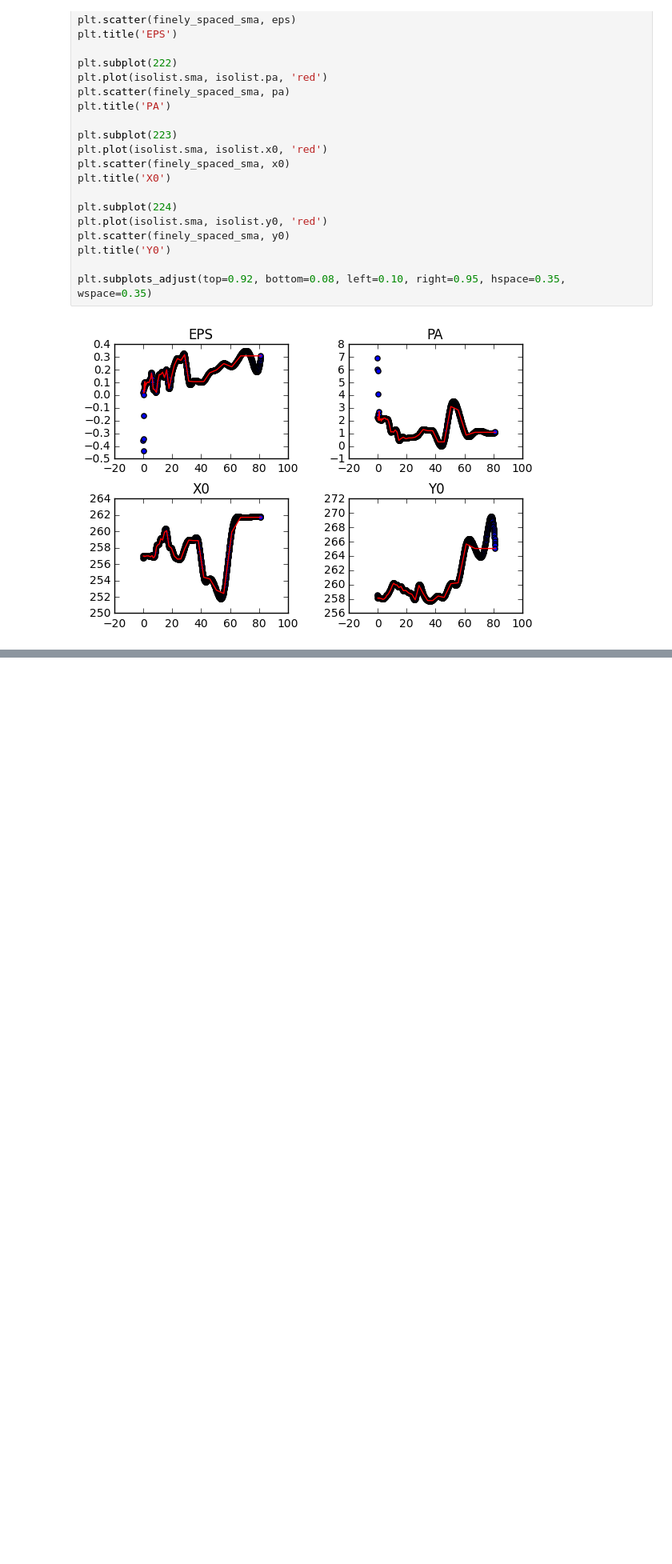
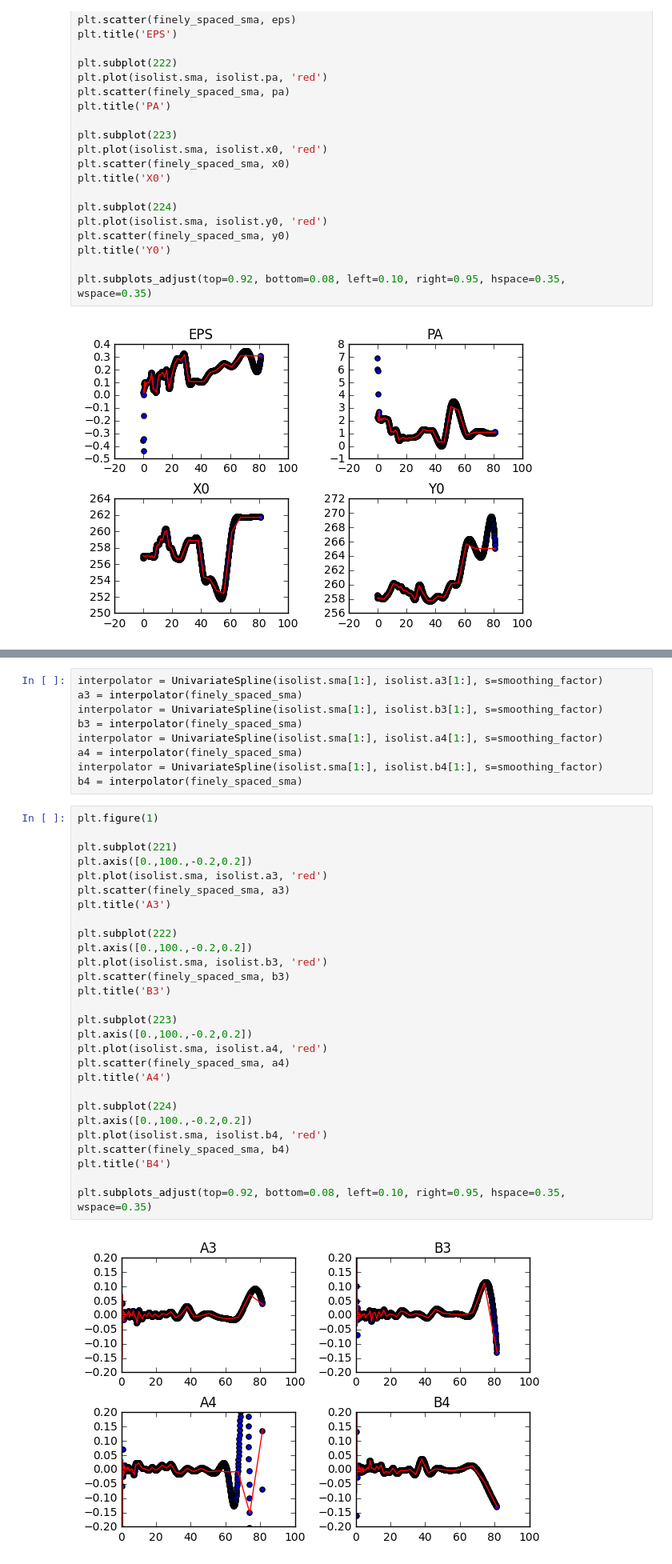
Before and after one commit to ibusko/isophote, a Jupyter notebook: docs/notebooks/development_model.ipynb, the cells around one changed output, grey strips where cells are left out. Shown at 80% size. Saved outputs shown, nothing was run; the diff lists cells and outputs as text; blank space fills up the shorter version.

```diff
--- a/docs/notebooks/development_model.ipynb
+++ b/docs/notebooks/development_model.ipynb
@@ -92,0 +103,39 @@ plt.subplots_adjust(top=0.92, bottom=0.08, left=0.10, right=0.95, hspace=0.35, w
+# %%
+interpolator = UnivariateSpline(isolist.sma[1:], isolist.a3[1:], s=smoothing_factor)
+a3 = interpolator(finely_spaced_sma)
+interpolator = UnivariateSpline(isolist.sma[1:], isolist.b3[1:], s=smoothing_factor)
+b3 = interpolator(finely_spaced_sma)
+interpolator = UnivariateSpline(isolist.sma[1:], isolist.a4[1:], s=smoothing_factor)
+a4 = interpolator(finely_spaced_sma)
+interpolator = UnivariateSpline(isolist.sma[1:], isolist.b4[1:], s=smoothing_factor)
+b4 = interpolator(finely_spaced_sma)
+# %%
+plt.figure(1)
+
+plt.subplot(221)
+plt.axis([0.,100.,-0.2,0.2])
+plt.plot(isolist.sma, isolist.a3, 'red')
+plt.scatter(finely_spaced_sma, a3)
+plt.title('A3')
+
+plt.subplot(222)
+plt.axis([0.,100.,-0.2,0.2])
+plt.plot(isolist.sma, isolist.b3, 'red')
+plt.scatter(finely_spaced_sma, b3)
+plt.title('B3')
+
+plt.subplot(223)
+plt.axis([0.,100.,-0.2,0.2])
+plt.plot(isolist.sma, isolist.a4, 'red')
+plt.scatter(finely_spaced_sma, a4)
+plt.title('A4')
+
+plt.subplot(224)
+plt.axis([0.,100.,-0.2,0.2])
+plt.plot(isolist.sma, isolist.b4, 'red')
+plt.scatter(finely_spaced_sma, b4)
+plt.title('B4')
+
+plt.subplots_adjust(top=0.92, bottom=0.08, left=0.10, right=0.95, hspace=0.35, wspace=0.35)
+# %% [output]
+[figure, added]
```
Also changed, not shown: parts of 1 cell of this notebook, 2 other files.
